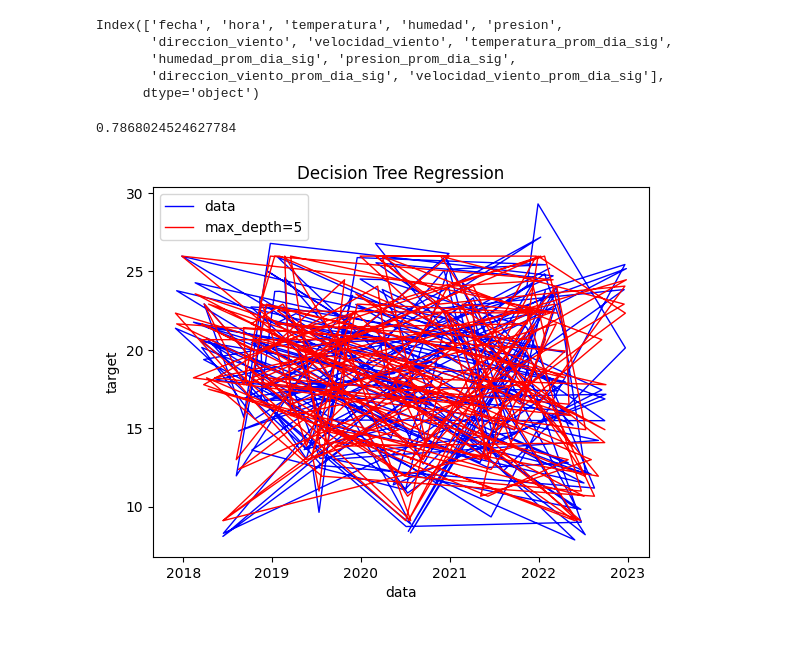
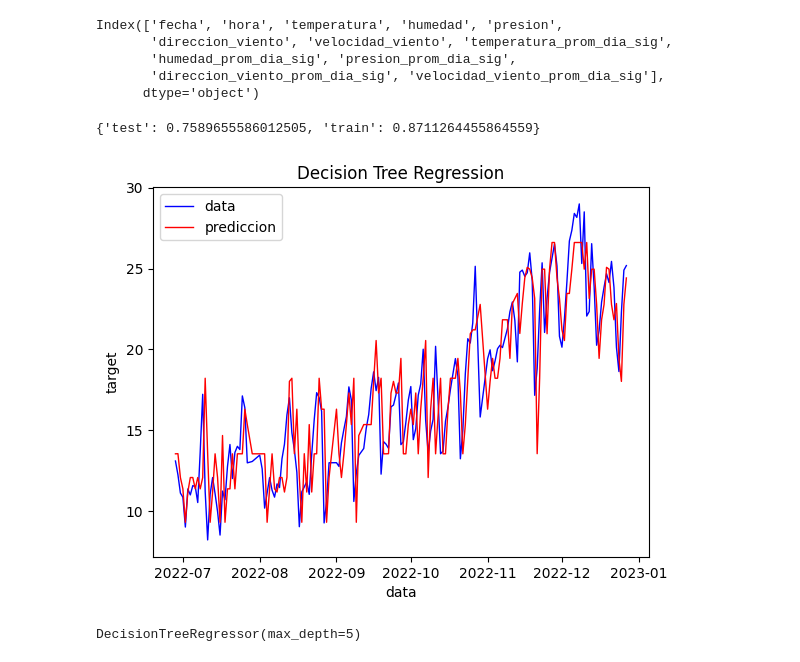
Before and after one commit to SebastianFelgueras/clima, a Jupyter notebook: modelosBSAS.ipynb, the cells around one changed output. Cells and saved outputs as stored; diff of their text form; code cells hidden in the pictures.

Commit message:
armada funcion general, falta partirla en auxiliares y activar shuffle de nuevo

```diff
--- a/modelosBSAS.ipynb
+++ b/modelosBSAS.ipynb
@@ -80,6 +80,42 @@ Index(['fecha', 'hora', 'temperatura', 'humedad', 'presion',
        'humedad_prom_dia_sig', 'presion_prom_dia_sig',
        'direccion_viento_prom_dia_sig', 'velocidad_viento_prom_dia_sig'],
       dtype='object')
+# %%
+from sklearn.model_selection import train_test_split
+
+def modelo_skl(modelo,split_train: float=0.10,dataset: pd.DataFrame=predictor,**kargs):
+    x = []
+    y = []
+    for grupo,df in dataset.groupby("fecha"):
+        # Por ahora no voy a pasar fecha
+        x.append((grupo,df[['hora', 'temperatura', 'humedad', 'presion','direccion_viento', 'velocidad_viento']].to_numpy().flatten()))
+        if len(x[-1][1]) != 144:
+            x.pop()
+            continue
+        y.append(df.temperatura_prom_dia_sig.iloc[0])
+
+    assert(len(y) == len(x))
+
+    #Estaria bueno activar el shuffling despues pero es mas quilombo
+    x_train, x_test, y_train, y_test = train_test_split(x,y,test_size=split_train,shuffle=False)
+    x_graf = list(map(lambda x: x[0], x_test))
+    x_test = list(map(lambda x: x[1], x_test))
+    x_train = list(map(lambda x: x[1], x_train))
+    pred_modelo = modelo(**kargs)
+    pred_modelo.fit(x_train, y_train)
+    print({"test":pred_modelo.score(x_test,y_test),"train":pred_modelo.score(x_train,y_train)})
+
+
+    # Plot the results
+    plt.figure()
+    plt.plot(x_graf, y_test, c="blue", label="data",linewidth=1)
+    plt.plot(x_graf, pred_modelo.predict(x_test), color="red", label="prediccion", linewidth=1)
+    plt.xlabel("data")
+    plt.ylabel("target")
+    plt.title("Decision Tree Regression")
+    plt.legend()
+    plt.show()
+    return pred_modelo
 # %%
 x = []
 y = []
@@ -101,23 +137,14 @@ x_train = list(map(lambda x: x[1], x_train))
 # %%
 import sklearn.tree
 from sklearn.tree import DecisionTreeRegressor
 
-arbol = DecisionTreeRegressor(max_depth=5)
-arbol.fit(x_train, y_train)
-arbol.score(x_test,y_test)
+# arbol = DecisionTreeRegressor(max_depth=5)
+# arbol.fit(x_train, y_train)
+# arbol.score(x_test,y_test)
+modelo_skl(DecisionTreeRegressor,max_depth=5)
 # %% [output]
-0.7868024524627784
+{'test': 0.7589655586012505, 'train': 0.8711264455864559}
+[figure, added]
+DecisionTreeRegressor(max_depth=5)
-# %%
-# Plot the results
-plt.figure()
-plt.plot(x_graf, y_test, c="blue", label="data",linewidth=1)
-plt.plot(x_graf, arbol.predict(x_test), color="red", label="max_depth=5", linewidth=1)
-plt.xlabel("data")
-plt.ylabel("target")
-plt.title("Decision Tree Regression")
-plt.legend()
-plt.show()
-# %% [output]
-[figure, removed]
 # %%
 from sklearn.neighbors import KNeighborsRegressor
```
Also changed, not shown: parts of 2 cells of this notebook.
